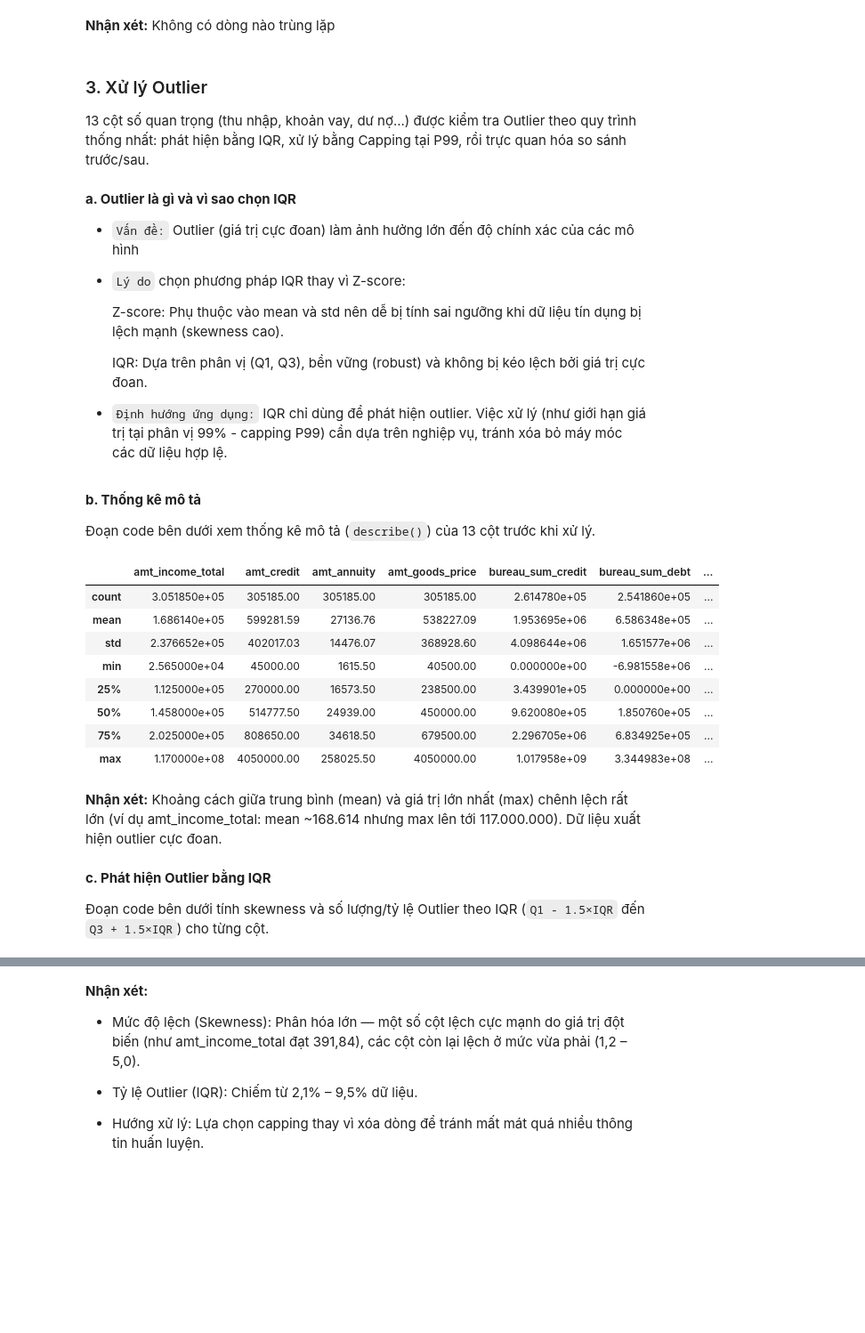
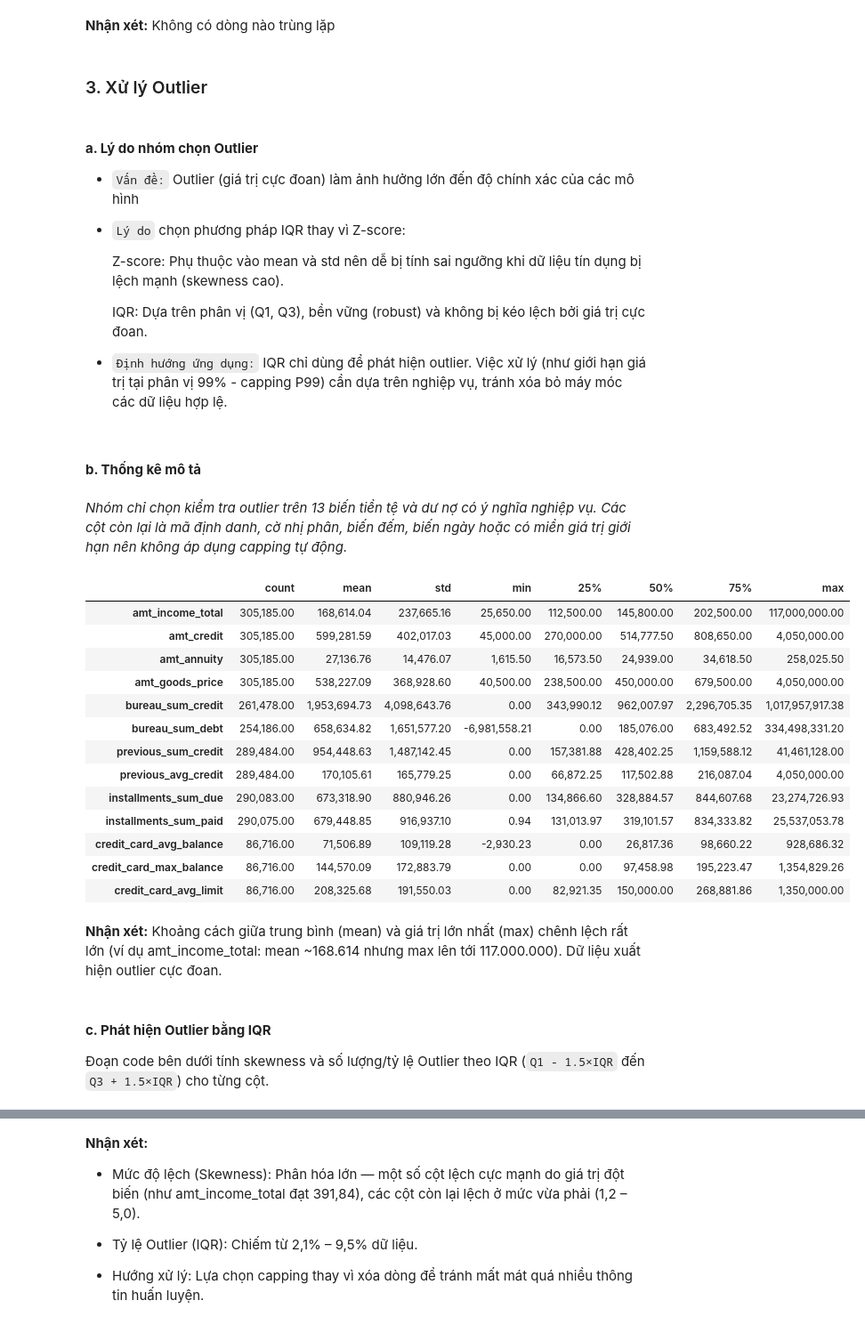
Before and after one commit to thanhhung9720001-collab/credit-risk-classifier, a Jupyter notebook: notebooks/03_data_cleaning.ipynb, the cells around one changed output, grey strips where cells are left out. Shown at 89% size. Drawn from its saved outputs; the diff is of its cells as text; code cells hidden in the pictures; blank space fills up the shorter version.

```diff
--- a/notebooks/03_data_cleaning.ipynb
+++ b/notebooks/03_data_cleaning.ipynb
@@ -212,7 +110,0 @@ Còn missing sau khi điền: 0
-# %%
-unknown_cols = ["occupation_type", "fondkapremont_mode", "housetype_mode",
-                "wallsmaterial_mode", "emergencystate_mode"]
-
-df[unknown_cols] = df[unknown_cols].fillna("Unknown")
-print(f"Đã điền 'Unknown' cho {len(unknown_cols)} cột category.")
-print(f"Còn missing sau khi điền: {df[unknown_cols].isna().sum().sum()}")
@@ -275,0 +264,13 @@ installments_sum_due                     15102
+# %%
+missing_cols = [
+    "occupation_type",
+    "fondkapremont_mode",
+    "housetype_mode",
+    "wallsmaterial_mode",
+    "emergencystate_mode",
+]
+
+# Điền nhãn "Missing" cho các giá trị thiếu.
+df[missing_cols] = df[missing_cols].fillna("Missing")
+
+print(f"Số ô NaN còn lại: {df[missing_cols].isna().sum().sum()}")
@@ -275,0 +288,21 @@ installments_sum_due                     15102
+# %%
+drop_cols = [
+    "name_type_suite",
+    "obs_30_cnt_social_circle",
+    "def_30_cnt_social_circle",
+    "obs_60_cnt_social_circle",
+    "def_60_cnt_social_circle",
+    "amt_goods_price",
+    "amt_annuity",
+    "cnt_fam_members",
+    "days_last_phone_change",
+]
+
+# Lưu số dòng trước khi xóa.
+rows_before = len(df)
+
+# Xóa dòng có NaN ở ít nhất một cột trong danh sách.
+df = df.dropna(subset=drop_cols).reset_index(drop=True)
+
+print(f"Số dòng đã xóa: {rows_before - len(df)}")
+print(f"Số dòng còn lại: {len(df)}")
@@ -300,10 +349,8 @@ Số dòng bị loại bỏ: 0
 **Nhận xét:** Không có dòng nào trùng lặp
 # %% [markdown]
 ### 3. Xử lý Outlier
-
-13 cột số quan trọng (thu nhập, khoản vay, dư nợ...) được kiểm tra Outlier theo quy trình thống nhất: phát hiện bằng IQR, xử lý bằng Capping tại P99, rồi trực quan hóa so sánh trước/sau.
 # %% [markdown]
-**a. Outlier là gì và vì sao chọn IQR**
+#### **a. Lý do nhóm chọn Outlier**
 
 * ``Vấn đề:`` Outlier (giá trị cực đoan) làm ảnh hưởng lớn đến độ chính xác của các mô hình
 
@@ -315,32 +362,37 @@ Số dòng bị loại bỏ: 0
 
 * ``Định hướng ứng dụng:`` IQR chỉ dùng để phát hiện outlier. Việc xử lý (như giới hạn giá trị tại phân vị 99% - capping P99) cần dựa trên nghiệp vụ, tránh xóa bỏ máy móc các dữ liệu hợp lệ.
 # %% [markdown]
-**b. Thống kê mô tả**
-
-Đoạn code bên dưới xem thống kê mô tả (`describe()`) của 13 cột trước khi xử lý.
+#### **b. Thống kê mô tả**
+# %% [markdown]
+*Nhóm chỉ chọn kiểm tra outlier trên 13 biến tiền tệ và dư nợ có ý nghĩa nghiệp vụ. Các cột còn lại là mã định danh, cờ nhị phân, biến đếm, biến ngày hoặc có miền giá trị giới hạn nên không áp dụng capping tự động.*
 # %%
 outlier_cols = [
     "amt_income_total", "amt_credit", "amt_annuity", "amt_goods_price",
     "bureau_sum_credit", "bureau_sum_debt", "previous_sum_credit", "previous_avg_credit",
     "installments_sum_due", "installments_sum_paid",
     "credit_card_avg_balance", "credit_card_max_balance", "credit_card_avg_limit",
 ]
 
-display(df[outlier_cols].describe().round(2))
+display(df[outlier_cols].describe().T.style.format("{:,.2f}"))
 # %% [output]
-|  | amt_income_total | amt_credit | amt_annuity | amt_goods_price | bureau_sum_credit | bureau_sum_debt | ... |
-| count | 3.051850e+05 | 305185.00 | 305185.00 | 305185.00 | 2.614780e+05 | 2.541860e+05 | ... |
-| mean | 1.686140e+05 | 599281.59 | 27136.76 | 538227.09 | 1.953695e+06 | 6.586348e+05 | ... |
-| std | 2.376652e+05 | 402017.03 | 14476.07 | 368928.60 | 4.098644e+06 | 1.651577e+06 | ... |
-| min | 2.565000e+04 | 45000.00 | 1615.50 | 40500.00 | 0.000000e+00 | -6.981558e+06 | ... |
-| 25% | 1.125000e+05 | 270000.00 | 16573.50 | 238500.00 | 3.439901e+05 | 0.000000e+00 | ... |
-| 50% | 1.458000e+05 | 514777.50 | 24939.00 | 450000.00 | 9.620080e+05 | 1.850760e+05 | ... |
-| 75% | 2.025000e+05 | 808650.00 | 34618.50 | 679500.00 | 2.296705e+06 | 6.834925e+05 | ... |
-| max | 1.170000e+08 | 4050000.00 | 258025.50 | 4050000.00 | 1.017958e+09 | 3.344983e+08 | ... |
+|  | count | mean | std | min | 25% | 50% | 75% | max |
+| amt_income_total | 305,185.00 | 168,614.04 | 237,665.16 | 25,650.00 | 112,500.00 | 145,800.00 | 202,500.00 | 117,000,000.00 |
+| amt_credit | 305,185.00 | 599,281.59 | 402,017.03 | 45,000.00 | 270,000.00 | 514,777.50 | 808,650.00 | 4,050,000.00 |
+| amt_annuity | 305,185.00 | 27,136.76 | 14,476.07 | 1,615.50 | 16,573.50 | 24,939.00 | 34,618.50 | 258,025.50 |
+| amt_goods_price | 305,185.00 | 538,227.09 | 368,928.60 | 40,500.00 | 238,500.00 | 450,000.00 | 679,500.00 | 4,050,000.00 |
+| bureau_sum_credit | 261,478.00 | 1,953,694.73 | 4,098,643.76 | 0.00 | 343,990.12 | 962,007.97 | 2,296,705.35 | 1,017,957,917.38 |
+| bureau_sum_debt | 254,186.00 | 658,634.82 | 1,651,577.20 | -6,981,558.21 | 0.00 | 185,076.00 | 683,492.52 | 334,498,331.20 |
+| previous_sum_credit | 289,484.00 | 954,448.63 | 1,487,142.45 | 0.00 | 157,381.88 | 428,402.25 | 1,159,588.12 | 41,461,128.00 |
+| previous_avg_credit | 289,484.00 | 170,105.61 | 165,779.25 | 0.00 | 66,872.25 | 117,502.88 | 216,087.04 | 4,050,000.00 |
+| installments_sum_due | 290,083.00 | 673,318.90 | 880,946.26 | 0.00 | 134,866.60 | 328,884.57 | 844,607.68 | 23,274,726.93 |
+| installments_sum_paid | 290,075.00 | 679,448.85 | 916,937.10 | 0.94 | 131,013.97 | 319,101.57 | 834,333.82 | 25,537,053.78 |
+| credit_card_avg_balance | 86,716.00 | 71,506.89 | 109,119.28 | -2,930.23 | 0.00 | 26,817.36 | 98,660.22 | 928,686.32 |
+| credit_card_max_balance | 86,716.00 | 144,570.09 | 172,883.79 | 0.00 | 0.00 | 97,458.98 | 195,223.47 | 1,354,829.26 |
+| credit_card_avg_limit | 86,716.00 | 208,325.68 | 191,550.03 | 0.00 | 82,921.35 | 150,000.00 | 268,881.86 | 1,350,000.00 |
 # %% [markdown]
 **Nhận xét:** Khoảng cách giữa trung bình (mean) và giá trị lớn nhất (max) chênh lệch rất lớn (ví dụ amt_income_total: mean ~168.614 nhưng max lên tới 117.000.000). Dữ liệu xuất hiện outlier cực đoan.
 # %% [markdown]
-**c. Phát hiện Outlier bằng IQR**
+#### **c. Phát hiện Outlier bằng IQR**
 
 Đoạn code bên dưới tính skewness và số lượng/tỷ lệ Outlier theo IQR (`Q1 - 1.5×IQR` đến `Q3 + 1.5×IQR`) cho từng cột.
 # %%
```
Also changed, not shown: parts of 130 cells of this notebook, 1 other file.
